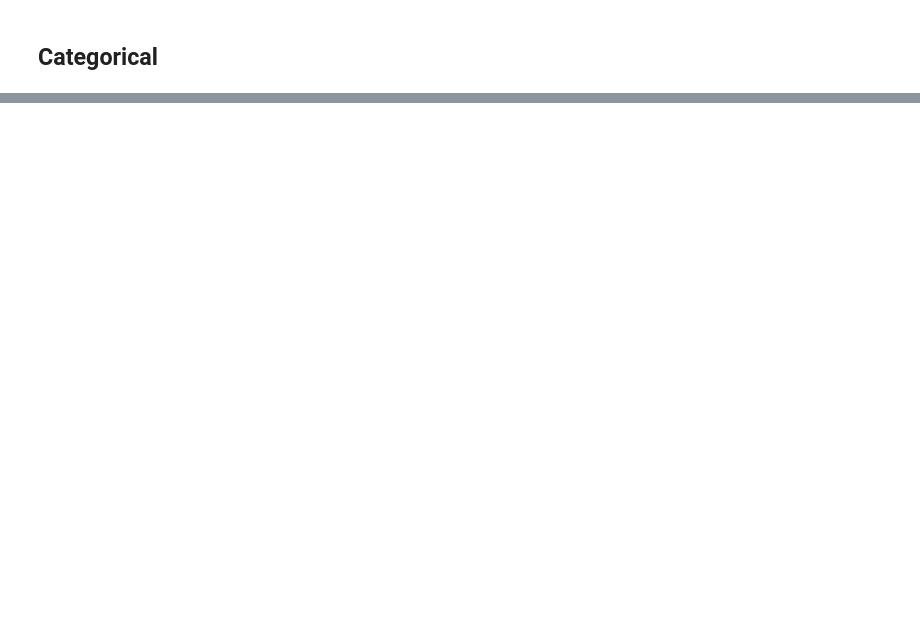
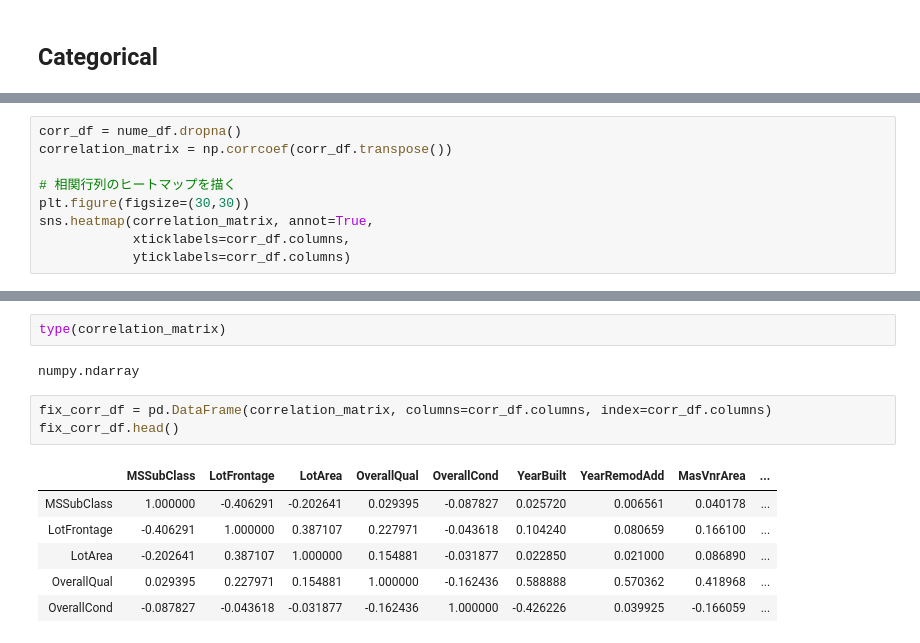
Before and after one commit to shotai07/kaggle_practice, a Jupyter notebook: house_prices_advanced_regression_techniques/src_analysis/house_price_EDA_v1.ipynb, the cells around one changed output, grey strips where cells are left out. Cells and saved outputs as stored; diff of their text form; blank space fills up the shorter version.

```diff
--- a/house_prices_advanced_regression_techniques/src_analysis/house_price_EDA_v1.ipynb
+++ b/house_prices_advanced_regression_techniques/src_analysis/house_price_EDA_v1.ipynb
@@ -292,0 +288,9 @@ nume_df.query('TotalBsmtSF > 5000')
+# %%
+corr_df = nume_df.dropna()
+correlation_matrix = np.corrcoef(corr_df.transpose())
+
+# 相関行列のヒートマップを描く
+plt.figure(figsize=(30,30))
+sns.heatmap(correlation_matrix, annot=True,
+            xticklabels=corr_df.columns,
+            yticklabels=corr_df.columns)
@@ -292,0 +300,14 @@ nume_df.query('TotalBsmtSF > 5000')
+# %%
+type(correlation_matrix)
+# %% [output]
+numpy.ndarray
+# %%
+fix_corr_df = pd.DataFrame(correlation_matrix, columns=corr_df.columns, index=corr_df.columns)
+fix_corr_df.head()
+# %% [output]
+|  | MSSubClass | LotFrontage | LotArea | OverallQual | OverallCond | YearBuilt | YearRemodAdd | MasVnrArea | ... |
+| MSSubClass | 1.000000 | -0.406291 | -0.202641 | 0.029395 | -0.087827 | 0.025720 | 0.006561 | 0.040178 | ... |
+| LotFrontage | -0.406291 | 1.000000 | 0.387107 | 0.227971 | -0.043618 | 0.104240 | 0.080659 | 0.166100 | ... |
+| LotArea | -0.202641 | 0.387107 | 1.000000 | 0.154881 | -0.031877 | 0.022850 | 0.021000 | 0.086890 | ... |
+| OverallQual | 0.029395 | 0.227971 | 0.154881 | 1.000000 | -0.162436 | 0.588888 | 0.570362 | 0.418968 | ... |
+| OverallCond | -0.087827 | -0.043618 | -0.031877 | -0.162436 | 1.000000 | -0.426226 | 0.039925 | -0.166059 | ... |
```
Also changed, not shown: parts of 15 cells of this notebook, 4 other files.
